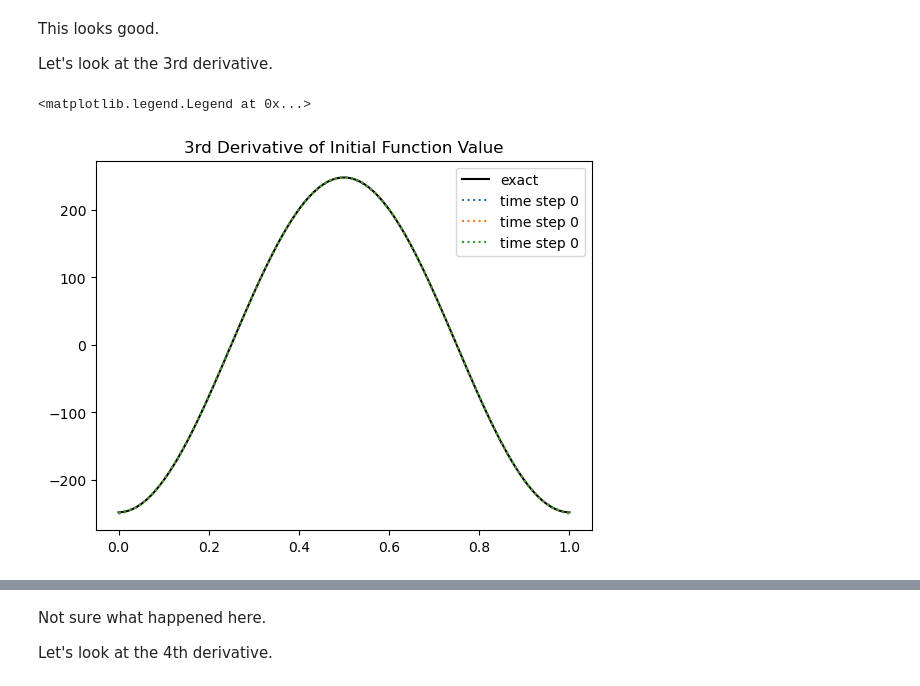
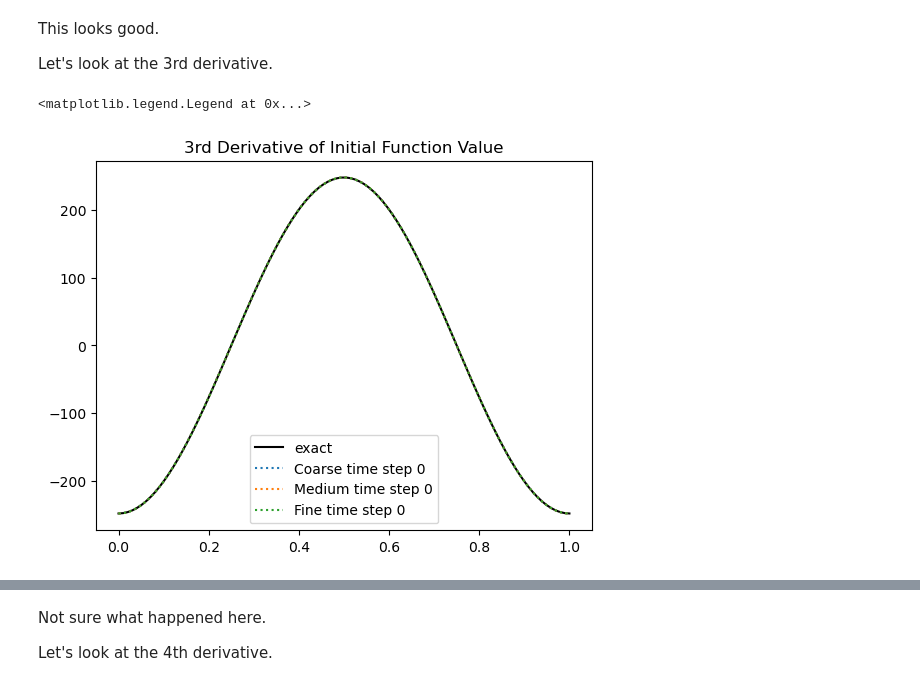
Before and after one commit to mhland10/me5653_CFD_repo, a Jupyter notebook: project/project_notebook.ipynb, the cells around one changed output, grey strips where cells are left out. Cells and saved outputs as stored; diff of their text form; code cells hidden in the pictures.

```diff
--- a/project/project_notebook.ipynb
+++ b/project/project_notebook.ipynb
@@ -217,15 +310,15 @@ Hello there
 # %% [markdown]
 Now, we can double the resolution to 200 points
 # %%
-x = np.linspace( 0 , 1 , num=200 )
+x = np.linspace( 0 , 1 , num=100 )
 t_bounds = (0,2)
 
 u_0 = np.sin( 2 * np.pi * x )
 
-CFL = 0.1
+CFL = 0.01
 dt = CFL * np.mean( np.gradient( x ) ) / np.max( u_0 )
 
-ks_c2 = KS( x , u_0 , t_bounds , dt , alpha=-10e-6 , gamma=1e-9 )
-ks_c2.solve( n_xOrder=4 , n_tOrder=4 , bc_xOrder=1 )
+ks_c2 = KS( x , u_0 , t_bounds , dt , alpha=-0.1e-6 , gamma=0.01e-9 )
+ks_c2.solve( n_xOrder=6 , n_tOrder=4 , bc_xOrder=5 )
 # %% [output]
 RK4 time stepping selected.
@@ -248,14 +326,14 @@ Hello there
 # %%
-x = np.linspace( 0 , 1 , num=400 )
+x = np.linspace( 0 , 1 , num=200 )
 t_bounds = (0,2)
 
 u_0 = np.sin( 2 * np.pi * x )
 
-CFL = 0.1
+CFL = 0.01
 dt = CFL * np.mean( np.gradient( x ) ) / np.max( u_0 )
 
-ks_c3 = KS( x , u_0 , t_bounds , dt , alpha=-10e-6 , gamma=1e-9 )
-ks_c3.solve( n_xOrder=4 , n_tOrder=4 , bc_xOrder=1 )
+ks_c3 = KS( x , u_0 , t_bounds , dt , alpha=-0.1e-6 , gamma=0.01e-9 )
+ks_c3.solve( n_xOrder=6 , n_tOrder=4 , bc_xOrder=5 )
 # %% [output]
 RK4 time stepping selected.
 
@@ -286,21 +364,21 @@ net_error = np.zeros(3)
 # 100 points
 error_1 = np.zeros_like( ks_c1.x )
 for i , t in enumerate( t_steps ):
-    plt.plot( ks_c1.x , ks_c1.A_advect.dot( ks_c1.u[t] ) , ':' , label=f"time step {t}" )
+    plt.plot( ks_c1.x , ks_c1.A_advect.dot( ks_c1.u[t] ) , ':' , label=f"Coarse time step {t}" )
     error_1 = ks_c1.A_advect.dot( ks_c1.u[t] ) - (2*np.pi) * np.cos( 2 * np.pi * ks_c1.x )
 net_error[0] = np.linalg.norm( error_1[2:-2] ) / len( error_1[2:-2] )
 
 # 200 points
 error_2 = np.zeros_like( ks_c2.x )
 for i , t in enumerate( t_steps ):
-    plt.plot( ks_c2.x , ks_c2.A_advect.dot( ks_c2.u[t] ) , ':' , label=f"time step {t}" )
+    plt.plot( ks_c2.x , ks_c2.A_advect.dot( ks_c2.u[t] ) , ':' , label=f"Medium time step {t}" )
     error_2 = ks_c2.A_advect.dot( ks_c2.u[t] ) - (2*np.pi) * np.cos( 2 * np.pi * ks_c2.x )
 net_error[1] = np.linalg.norm( error_2[2:-2] ) / len( error_1[2:-2] )
 
 # 400 points
 error_3 = np.zeros_like( ks_c3.x )
 for i , t in enumerate( t_steps ):
-    plt.plot( ks_c3.x , ks_c3.A_advect.dot( ks_c3.u[t] ) , ':' , label=f"time step {t}" )
+    plt.plot( ks_c3.x , ks_c3.A_advect.dot( ks_c3.u[t] ) , ':' , label=f"Fine time step {t}" )
     error_3 = ks_c3.A_advect.dot( ks_c3.u[t] ) - (2*np.pi) * np.cos( 2 * np.pi * ks_c3.x )
 net_error[2] = np.linalg.norm( error_3[2:-2] ) / len( error_1[2:-2] )
 
@@ -338,21 +416,21 @@ net_error_2 = np.zeros(3)
 # 100 points
 error_1 = np.zeros_like( ks_c1.x )
 for i , t in enumerate( t_steps ):
-    plt.plot( ks_c1.x , ks_c1.B_diffuse.dot( ks_c1.u[t] ) , ':' , label=f"time step {t}" )
+    plt.plot( ks_c1.x , ks_c1.B_diffuse.dot( ks_c1.u[t] ) , ':' , label=f"Coarse time step {t}" )
     error_1 = ks_c1.B_diffuse.dot( ks_c1.u[t] ) + ((2*np.pi)**2) * np.sin( 2 * np.pi * ks_c1.x )
 net_error_2[0] = np.linalg.norm( error_1[2:-2] ) / len( error_1[2:-2] )
 
 # 200 points
 error_2 = np.zeros_like( ks_c2.x )
 for i , t in enumerate( t_steps ):
-    plt.plot( ks_c2.x , ks_c2.B_diffuse.dot( ks_c2.u[t] ) , ':' , label=f"time step {t}" )
+    plt.plot( ks_c2.x , ks_c2.B_diffuse.dot( ks_c2.u[t] ) , ':' , label=f"Medium time step {t}" )
     error_2 = ks_c2.B_diffuse.dot( ks_c2.u[t] ) + ((2*np.pi)**2) * np.sin( 2 * np.pi * ks_c2.x )
 net_error_2[1] = np.linalg.norm( error_2[2:-2] ) / len( error_2[2:-2] )
 
 # 400 points
 error_3 = np.zeros_like( ks_c3.x )
 for i , t in enumerate( t_steps ):
-    plt.plot( ks_c3.x , ks_c3.B_diffuse.dot( ks_c3.u[t] ) , ':' , label=f"time step {t}" )
+    plt.plot( ks_c3.x , ks_c3.B_diffuse.dot( ks_c3.u[t] ) , ':' , label=f"Fine time step {t}" )
     error_3 = ks_c3.B_diffuse.dot( ks_c3.u[t] ) + ((2*np.pi)**2) * np.sin( 2 * np.pi * ks_c3.x )
 net_error_2[2] = np.linalg.norm( error_3[2:-2] ) / len( error_3[2:-2] )
 
@@ -383,36 +461,36 @@ Let's look at the 3rd derivative.
 # %%
 # Exact solutions
 plt.plot( ks_c1.x ,  -((2*np.pi)**3) * np.cos( 2 * np.pi * ks_c1.x ) , 'k' , label="exact" )
 
 t_steps = [0]
 net_error_2 = np.zeros(3)
 
 # 100 points
 error_1 = np.zeros_like( ks_c1.x )
 for i , t in enumerate( t_steps ):
-    plt.plot( ks_c1.x , ks_c1.B_third.dot( ks_c1.u[t] ) , ':' , label=f"time step {t}" )
+    plt.plot( ks_c1.x , ks_c1.B_third.dot( ks_c1.u[t] ) , ':' , label=f"Coarse time step {t}" )
     error_1 = ks_c1.B_third.dot( ks_c1.u[t] ) + ((2*np.pi)**3) * np.cos( 2 * np.pi * ks_c1.x )
 net_error_2[0] = np.linalg.norm( error_1[5:-5] ) / len( error_1[5:-5] )
 
 # 200 points
 error_2 = np.zeros_like( ks_c2.x )
 for i , t in enumerate( t_steps ):
-    plt.plot( ks_c2.x , ks_c2.B_third.dot( ks_c2.u[t] ) , ':' , label=f"time step {t}" )
+    plt.plot( ks_c2.x , ks_c2.B_third.dot( ks_c2.u[t] ) , ':' , label=f"Medium time step {t}" )
     error_2 = ks_c2.B_third.dot( ks_c2.u[t] ) + ((2*np.pi)**3) * np.cos( 2 * np.pi * ks_c2.x )
 net_error_2[1] = np.linalg.norm( error_2[5:-5] ) / len( error_2[5:-5] )
 
 # 400 points
 error_3 = np.zeros_like( ks_c3.x )
 for i , t in enumerate( t_steps ):
-    plt.plot( ks_c3.x , ks_c3.B_third.dot( ks_c3.u[t] ) , ':' , label=f"time step {t}" )
+    plt.plot( ks_c3.x , ks_c3.B_third.dot( ks_c3.u[t] ) , ':' , label=f"Fine time step {t}" )
     error_3 = ks_c3.B_third.dot( ks_c3.u[t] ) + ((2*np.pi)**3) * np.cos( 2 * np.pi * ks_c3.x )
 net_error_2[2] = np.linalg.norm( error_3[5:-5] ) / len( error_3[5:-5] )
 
 plt.title("3rd Derivative of Initial Function Value")
 plt.legend( loc = "best" )
 # %% [output]
 <matplotlib.legend.Legend at 0x...>
-[figure, old version]
+[figure, new version]
 # %%
 dx_s = [ ks_c1.dx , ks_c2.dx , ks_c3.dx ]
 
```
Also changed, not shown: parts of 29 cells of this notebook, 2 other files.
